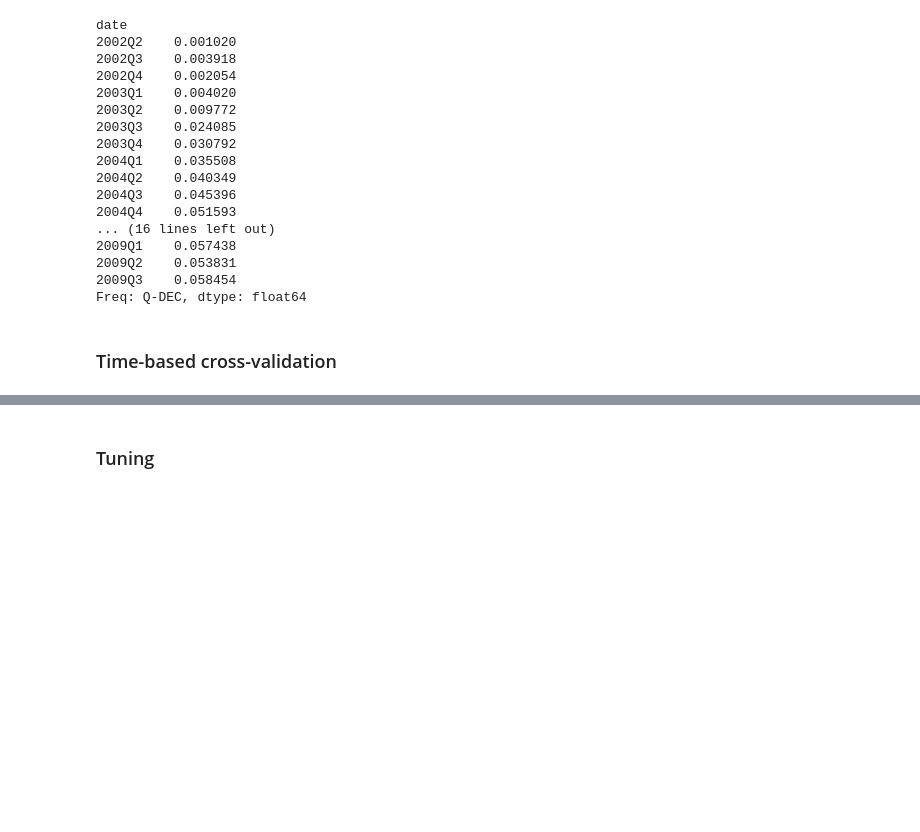
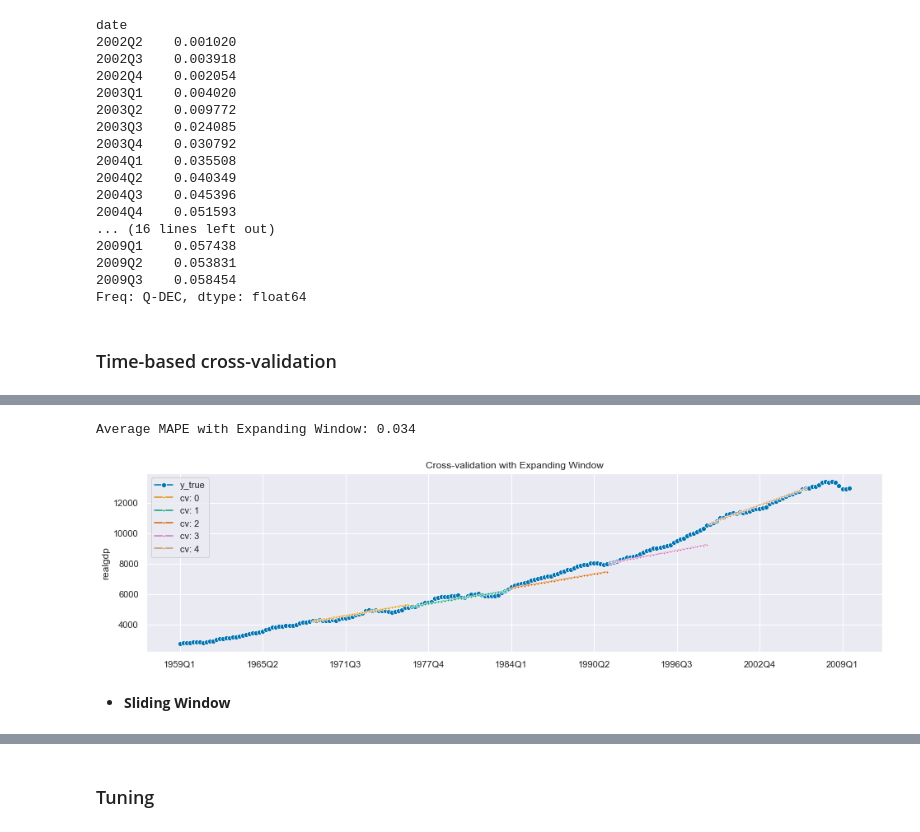
Before and after one commit to joanlenczuk/sktime_article, a Jupyter notebook: Sktime overview.ipynb, the cells around one changed output, grey strips where cells are left out. Saved outputs shown, nothing was run; the diff lists cells and outputs as text; code cells hidden in the pictures; blank space fills up the shorter version.

```diff
--- a/Sktime overview.ipynb
+++ b/Sktime overview.ipynb
@@ -377,0 +308,4 @@ Average MAPE with Expanding Window: 0.034
+# %%
+forecaster = AutoARIMA(sp=4)
+cv = ExpandingWindowSplitter(step_length=30, fh=list(range(1,31)), initial_window=40)
+cv_df = evaluate(forecaster=forecaster, y=y, cv=cv, strategy="update", return_data=True)
@@ -377,0 +321,13 @@ Average MAPE with Expanding Window: 0.034
+# %%
+plot_series(
+    y, *[cv_df["y_pred"].iloc[x] for x in range(5)],
+    markers=["o", *["."]*5],
+    labels=["y_true"] + [f"cv: {x}" for x in range(5)]
+)
+print(f"Average MAPE with Expanding Window: {round(cv_df['test_MeanAbsolutePercentageError'].mean(), 3)}")
+plt.title('Cross-validation with Expanding Window');
+# %% [output]
+Average MAPE with Expanding Window: 0.034
+[figure, added]
+# %% [markdown]
+- **Sliding Window**
```
Also changed, not shown: parts of 84 cells of this notebook.
